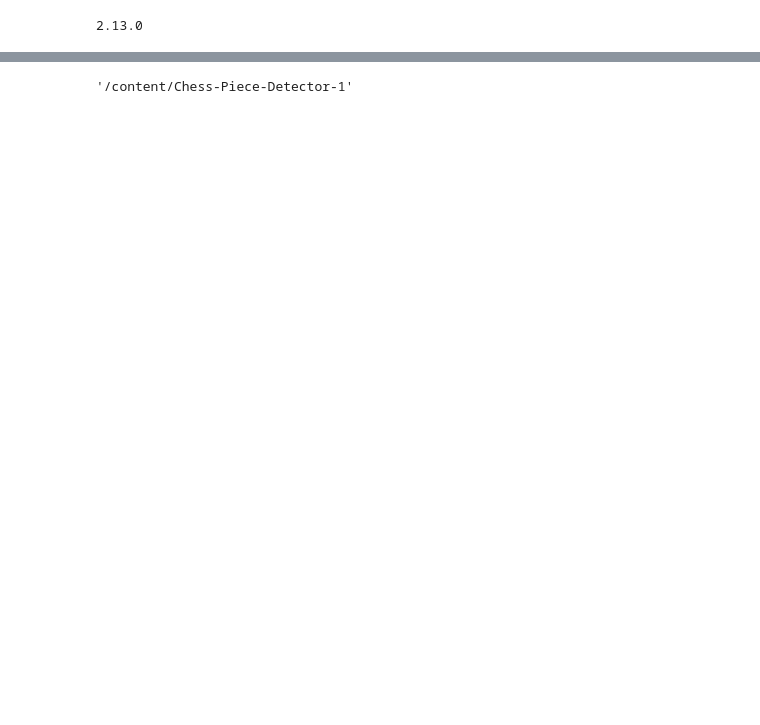
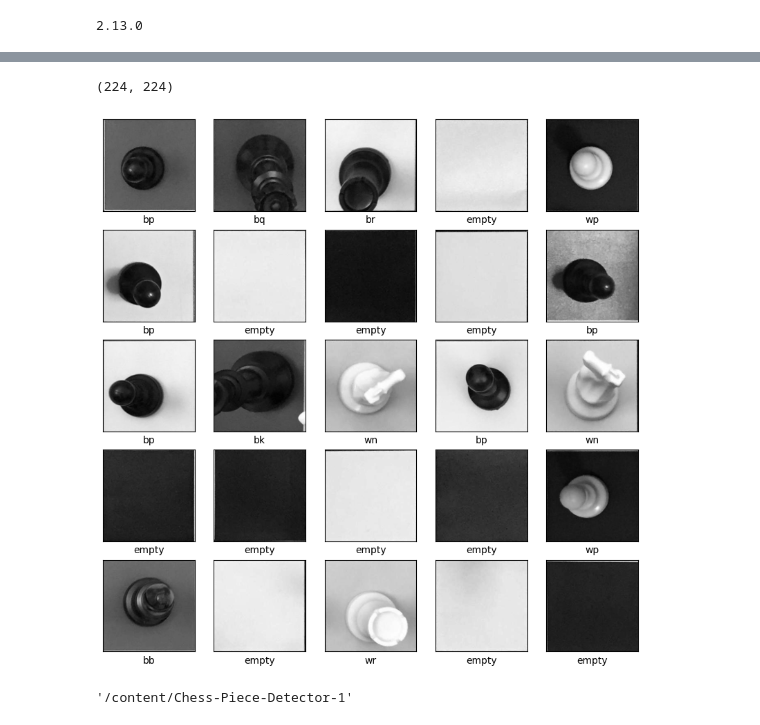
Before and after one commit to Luca-Skyline/check4mate, a Jupyter notebook: Chess_Piece_Detector.ipynb, the cells around one changed output, grey strips where cells are left out. Drawn from its saved outputs; the diff is of its cells as text; code cells hidden in the pictures; blank space fills up the shorter version.

```diff
--- a/Chess_Piece_Detector.ipynb
+++ b/Chess_Piece_Detector.ipynb
@@ -23,12 +30,14 @@ fatal: destination path 'check4mate' already exists and is not an empty director
 /content/check4mate/Chess_Classification_Dataset
 # %%
-pickled_train_images = []
+class_names = []
+
 train_labels = []
 
 for class_index, folder in enumerate(os.listdir('train/')):
   train_images = []
   current_folder_path = os.path.join('train/', folder)
   if os.path.isdir(current_folder_path):
+    class_names.append(folder)
     for image in os.listdir(current_folder_path):
       current_image_path = os.path.join(current_folder_path, image)
       if os.path.isfile(current_image_path):
@@ -37,13 +46,12 @@ for class_index, folder in enumerate(os.listdir('train/')):
         train_images.append(pixel_array)
         train_labels.append(class_index)
   train_images = np.array(train_images)
-  pickled_train_images.append(pickle.dumps(train_images))
-  # with open(f'trainImages{class_index}.txt', 'wb') as f1:
-  #   pickle.dump(train_images, f1)
+  with open(f'train_images_{class_index}.pk1', 'wb') as file:
+    pickle.dump(train_images, file)
+  del train_images
 
 train_labels = np.array(train_labels)
-
-pickled_train_labels = pickle.dumps(train_labels)
+with open('train_labels.pk1', 'wb') as file:
+  pickle.dump(train_labels, file)
 
 del train_labels
-gc.collect()
@@ -65,35 +89,40 @@ for class_index, folder in enumerate(os.listdir('valid/')):
 test_images = np.array(test_images)
 test_labels = np.array(test_labels)
 
-pickled_test_images = pickle.dumps(test_images)
-pickled_test_labels = pickle.dumps(test_labels)
+with open('test_images.pk1', 'wb') as file:
+   pickle.dump(test_images, file)
 
-# with open('testImages.txt', 'wb') as f1:
-#    pickle.dump(test_images, f1)
+with open('test_labels.pk1', 'wb') as file:
+   pickle.dump(test_labels, file)
 
-# with open('testLabels.txt', 'wb') as f1:
-#    pickle.dump(test_labels, f1)
+del test_images
+del test_labels
 # %%
-class_names = ['bb', 'bk', 'bn', 'bp', 'bq',
-               'br', 'empty', 'wb', 'wk', 'wn',
-               'wp', 'wq', 'wr']
+import random
 
-for i in range(10):
-  pickled_train_images[i] = pickle.dumps(pickle.loads(pickled_train_images[i]) / 255.0)
+with open('test_images.pk1', 'rb') as file:
+  test_images = pickle.load(file)
 
-pickled_test_images = pickle.dumps(pickle.loads(pickled_test_images) / 255.0)
+with open('test_labels.pk1', 'rb') as file:
+  test_labels = pickle.load(file)
+
+print(test_images[0].shape)
 
 plt.figure(figsize=(10,10))
 for i in range(25):
     plt.subplot(5,5,i+1)
     plt.xticks([])
     plt.yticks([])
     plt.grid(False)
-    plt.imshow(pickle.loads(pickled_train_images[0])[i])
+    index = random.randint(0, test_images.shape[0])
+    plt.imshow(test_images[index], cmap='gray')
     # The CIFAR labels happen to be arrays,
     # which is why you need the extra index
-    plt.xlabel(class_names[pickle.loads(pickled_train_labels)[i]])
+    plt.xlabel(class_names[test_labels[index]])
 plt.show()
+# %% [output]
+(224, 224)
+[figure, added]
 # %%
 dataset.location
 # %% [output]
```
Also changed, not shown: parts of 2 cells of this notebook.
